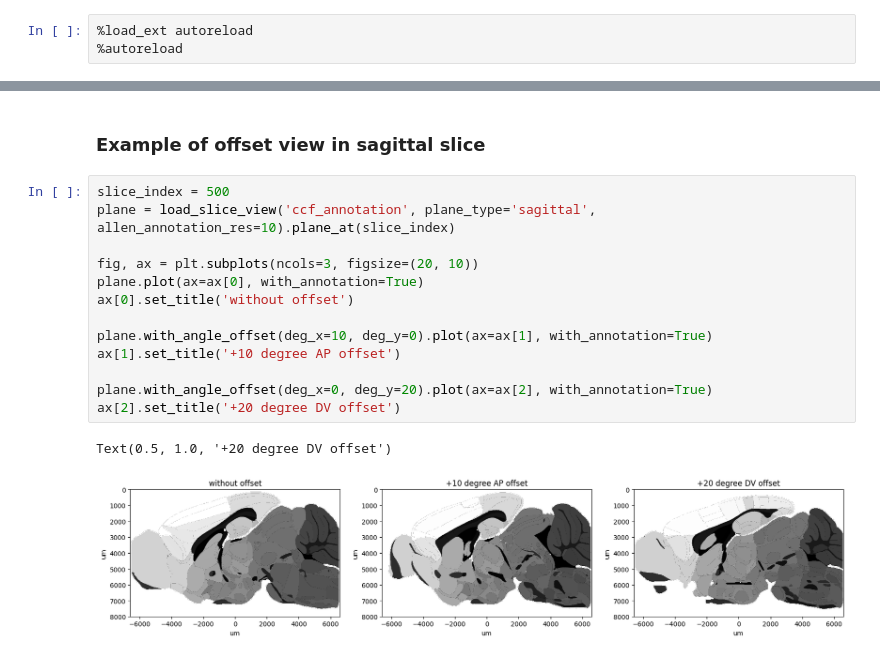
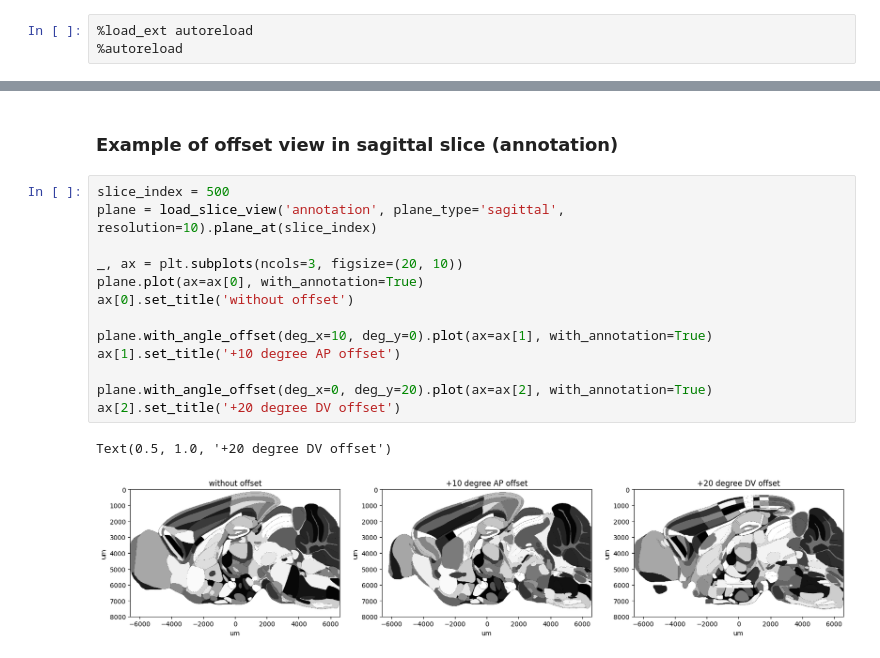
Before and after one commit to ytsimon2004/neuralib, a Jupyter notebook: doc/source/notebooks/example_slice_view.ipynb, the cells around one changed output, grey strips where cells are left out. Drawn from its saved outputs; the diff is of its cells as text.

Commit message:
mark deprecated data load, load from brainglobe

```diff
--- a/doc/source/notebooks/example_slice_view.ipynb
+++ b/doc/source/notebooks/example_slice_view.ipynb
@@ -26,20 +26,20 @@ ax[2].set_title('+20 degree DV offset')
 Text(0.5, 1.0, '+20 degree DV offset')
 [figure]
 # %% [markdown]
-### Example of offset view in sagittal slice
+### Example of offset view in sagittal slice (annotation)
 # %%
 slice_index = 500
-plane = load_slice_view('ccf_annotation', plane_type='sagittal', allen_annotation_res=10).plane_at(slice_index)
+plane = load_slice_view('annotation', plane_type='sagittal', resolution=10).plane_at(slice_index)
 
-fig, ax = plt.subplots(ncols=3, figsize=(20, 10))
+_, ax = plt.subplots(ncols=3, figsize=(20, 10))
 plane.plot(ax=ax[0], with_annotation=True)
 ax[0].set_title('without offset')
 
 plane.with_angle_offset(deg_x=10, deg_y=0).plot(ax=ax[1], with_annotation=True)
 ax[1].set_title('+10 degree AP offset')
 
 plane.with_angle_offset(deg_x=0, deg_y=20).plot(ax=ax[2], with_annotation=True)
 ax[2].set_title('+20 degree DV offset')
 # %% [output]
 Text(0.5, 1.0, '+20 degree DV offset')
-[figure, old version]
+[figure, new version]
```
Also changed, not shown: parts of 2 cells of this notebook, 9 other files.
